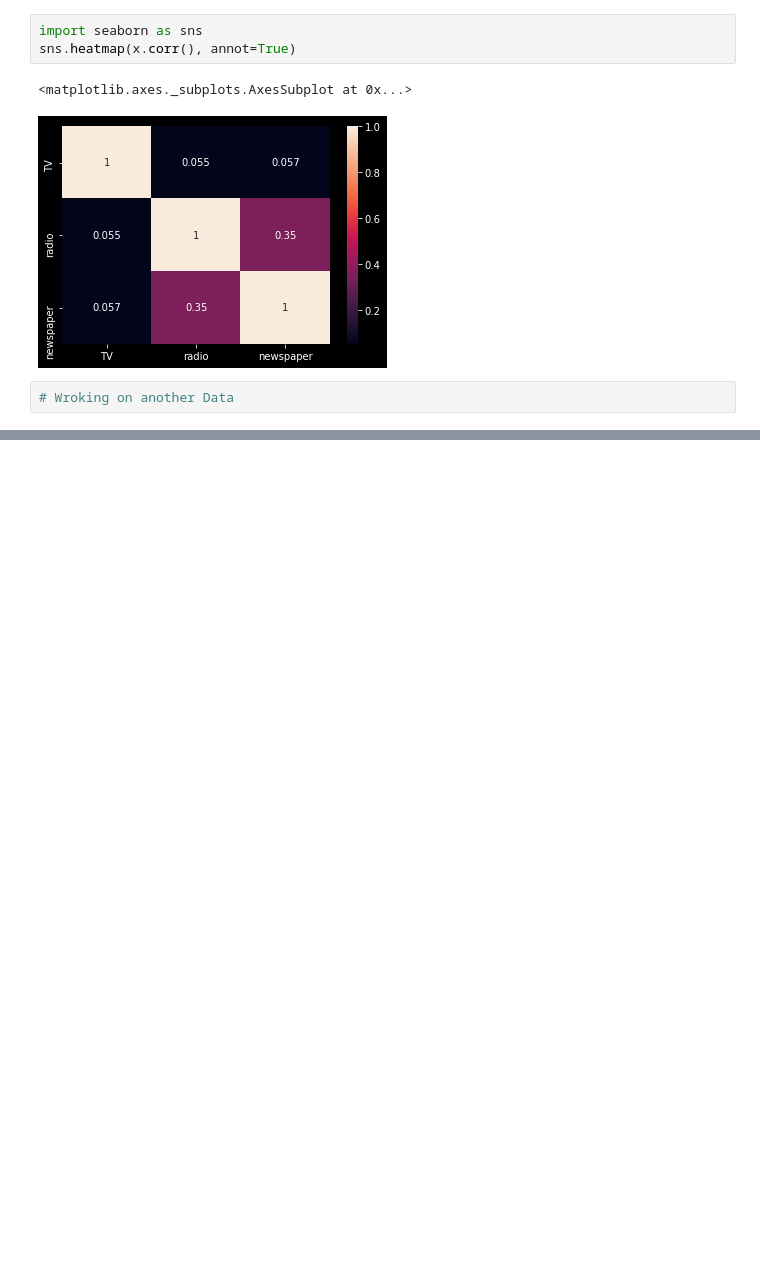
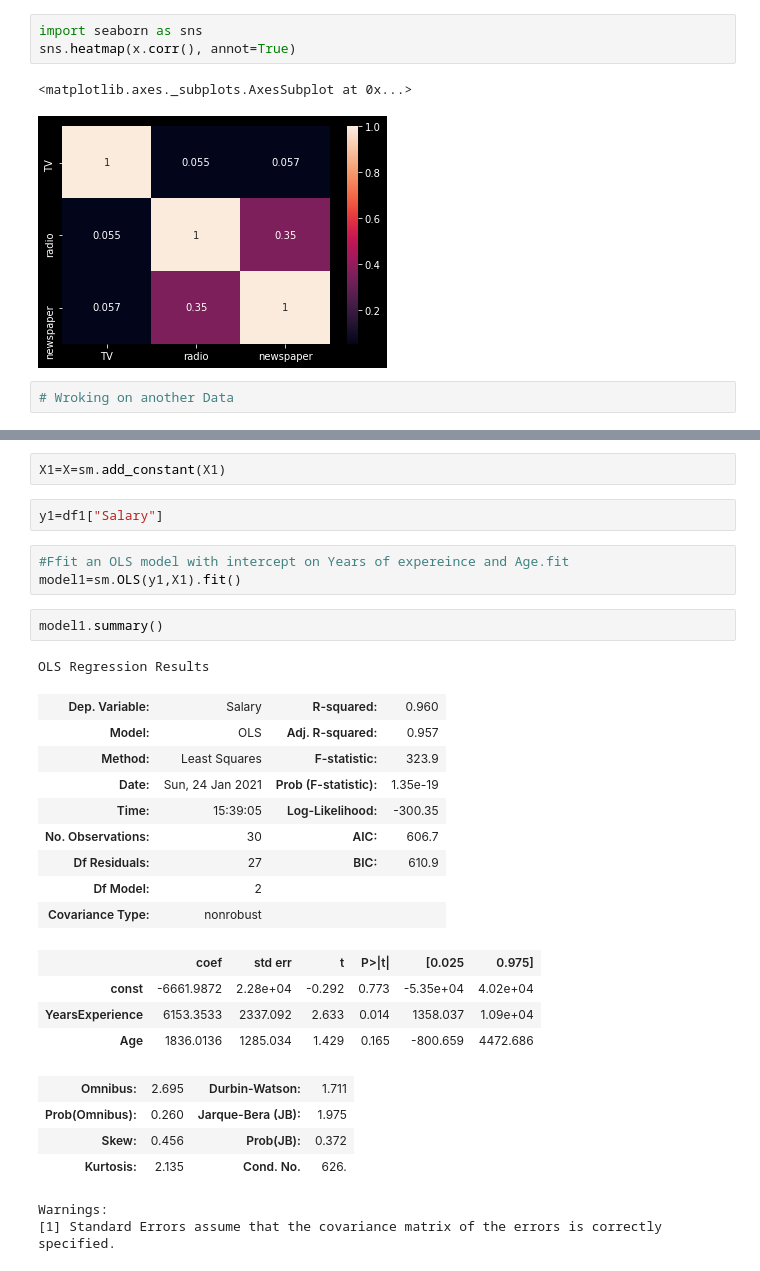
Before and after one commit to kwabena55/ML-Crash-Course, a Jupyter notebook: 27.MultiCollinearity in Regression.ipynb, the cells around one changed output, grey strips where cells are left out. Cells and saved outputs as stored; diff of their text form; blank space fills up the shorter version.

```diff
--- a/27.MultiCollinearity in Regression.ipynb
+++ b/27.MultiCollinearity in Regression.ipynb
@@ -91,0 +112,30 @@ sns.heatmap(x.corr(), annot=True)
+# %%
+X1=X=sm.add_constant(X1)
+# %%
+y1=df1["Salary"]
+# %%
+#Ffit an OLS model with intercept on Years of expereince and Age.fit
+model1=sm.OLS(y1,X1).fit()
+# %%
+model1.summary()
+# %% [output]
+OLS Regression Results
+| Dep. Variable: | Salary | R-squared: | 0.960 |
+| Model: | OLS | Adj. R-squared: | 0.957 |
+| Method: | Least Squares | F-statistic: | 323.9 |
+| Date: | Sun, 24 Jan 2021 | Prob (F-statistic): | 1.35e-19 |
+| Time: | 15:39:05 | Log-Likelihood: | -300.35 |
+| No. Observations: | 30 | AIC: | 606.7 |
+| Df Residuals: | 27 | BIC: | 610.9 |
+| Df Model: | 2 |  |  |
+| Covariance Type: | nonrobust |  |  |
+|  | coef | std err | t | P>|t| | [0.025 | 0.975] |
+| const | -6661.9872 | 2.28e+04 | -0.292 | 0.773 | -5.35e+04 | 4.02e+04 |
+| YearsExperience | 6153.3533 | 2337.092 | 2.633 | 0.014 | 1358.037 | 1.09e+04 |
+| Age | 1836.0136 | 1285.034 | 1.429 | 0.165 | -800.659 | 4472.686 |
+| Omnibus: | 2.695 | Durbin-Watson: | 1.711 |
+| Prob(Omnibus): | 0.260 | Jarque-Bera (JB): | 1.975 |
+| Skew: | 0.456 | Prob(JB): | 0.372 |
+| Kurtosis: | 2.135 | Cond. No. | 626. |
+Warnings:
+[1] Standard Errors assume that the covariance matrix of the errors is correctly specified.
```
Also changed, not shown: parts of 4 cells of this notebook, 1 other file.
